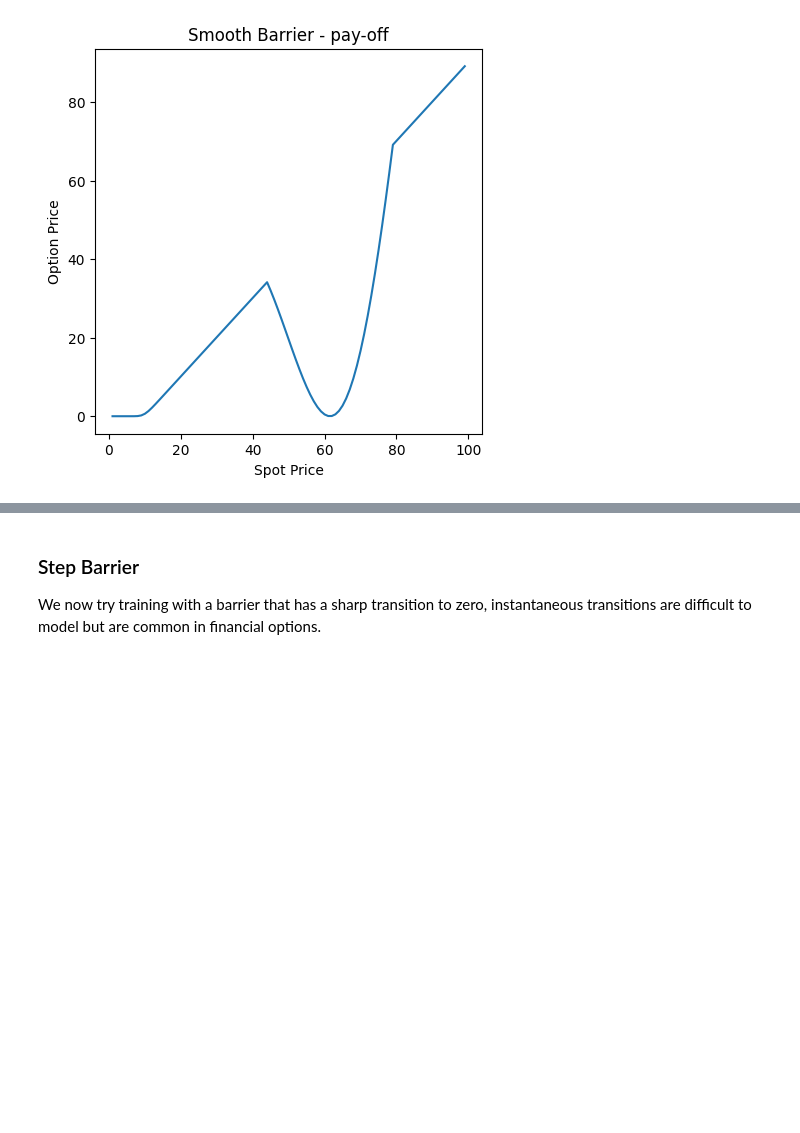
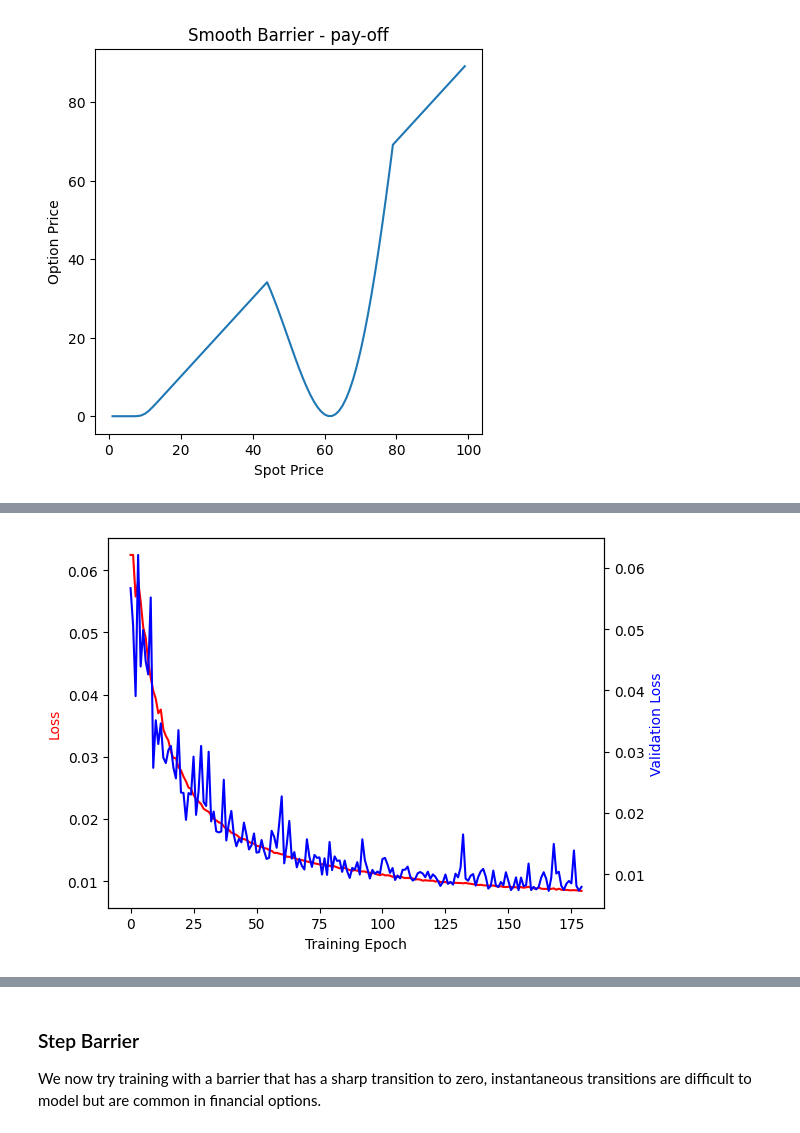
Before and after one commit to parrisma/optprice, a Jupyter notebook: jupyter/optprice.ipynb, the cells around one changed output, grey strips where cells are left out. Cells and saved outputs as stored; diff of their text form; code cells hidden in the pictures; blank space fills up the shorter version.

```diff
--- a/jupyter/optprice.ipynb
+++ b/jupyter/optprice.ipynb
@@ -1173,6 +1183,6 @@ X_b1 = generate_model_scenarios(
     spot=spots, strike=strikes, mat=mats, rate=rates, vol=vols
 )
 print(f"Generated {len(X_b1):,} training scenarios")
-Y_b1 = [black_scholes_model(*params, barrier=smb) for params in X_b1]
+Y_b1 = [black_scholes_model(*params, barrier=smb)[BSConstants.price] for params in X_b1]
 Xs_b1, Ys_b1 = shuffle(X_b1, Y_b1, random_state=42)
 # %% [output]
@@ -1185,9 +1197,5 @@ Generated 3,200,000 training scenarios
 # Now fit the new training data with the same model architecture and see if it can (cope) generalise the more complex pay off.
 #
 model_b1, history_b1, X_train_b1, Y_train_b1, X_test_b1, Y_test_b1 = fit(
-    Xs_b1, Ys_b1, ModelType.NEURAL_NET
+    Xs_b1, Ys_b1, ModelType.AVG_NET, num_epoch=200, batch_size=256
 )
-if history_b1 is not None:
-    plot_training_history(
-        history_b1.history["loss"], history_b1.history["val_loss"], skip=8
-    )
@@ -1194,3 +1220,10 @@ if history_b1 is not None:
+# %%
+if history_b1 is not None:
+    plot_training_history(
+        history_b1.history["loss"], history_b1.history["val_loss"], skip=20
+    )
+# %% [output]
+[figure, added]
 # %%
 # Calculate : Spot vs Vol for Smooth barrier
 #
```
Also changed, not shown: parts of 11 cells of this notebook.
